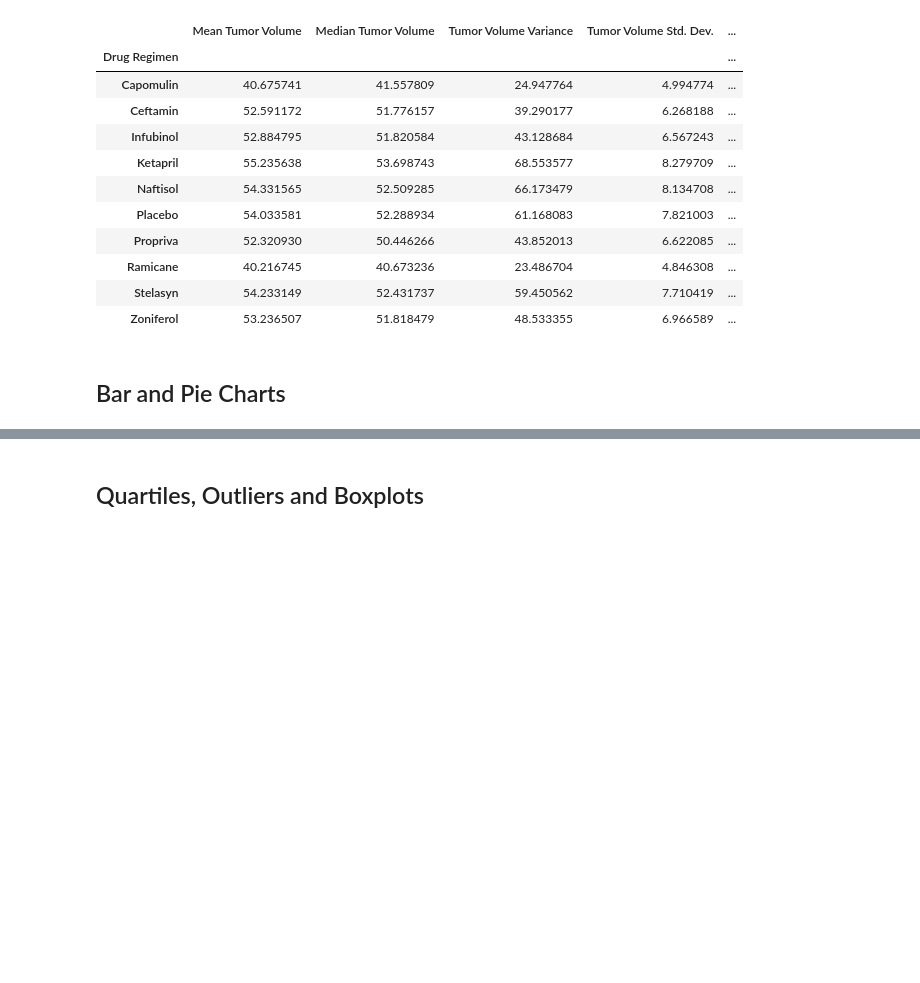
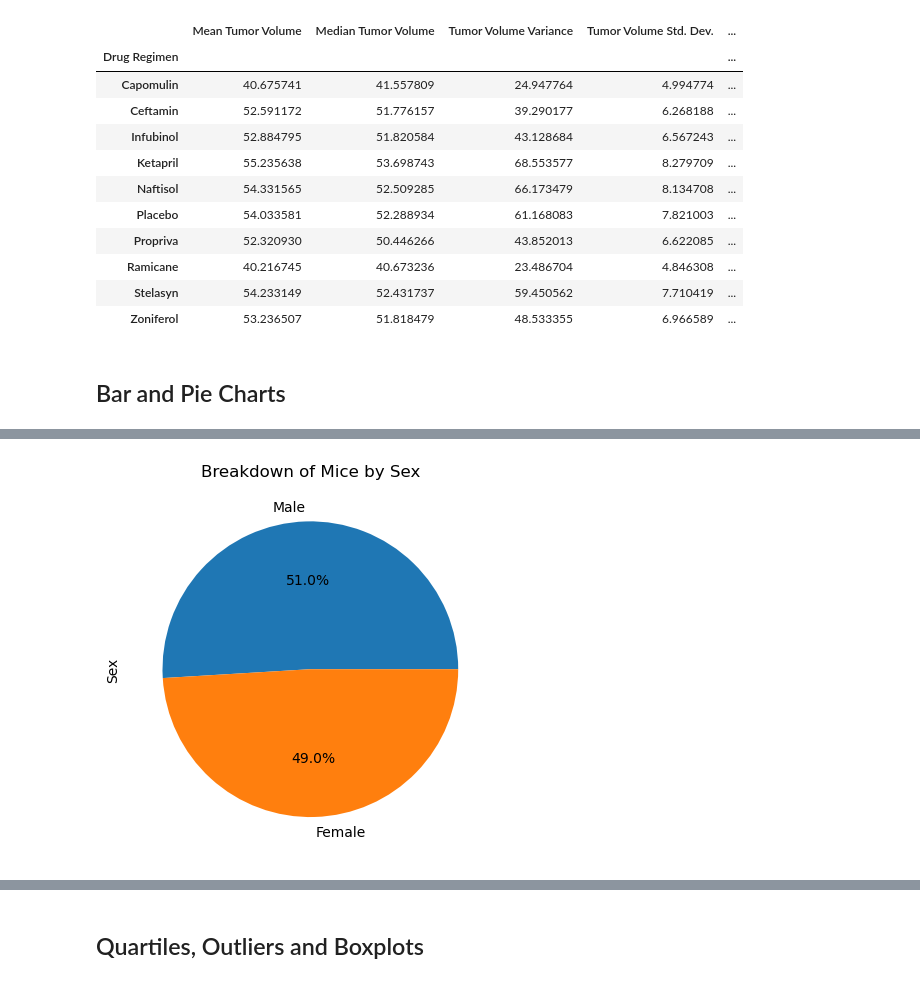
Before and after one commit to annabitzer/pymaceuticals_challenge, a Jupyter notebook: Pymaceuticals/pymaceuticals_module.ipynb, the cells around one changed output, grey strips where cells are left out. Cells and saved outputs as stored; diff of their text form; code cells hidden in the pictures; blank space fills up the shorter version.

```diff
--- a/Pymaceuticals/pymaceuticals_module.ipynb
+++ b/Pymaceuticals/pymaceuticals_module.ipynb
@@ -118,2 +148,11 @@ drug_summary
 # %%
 # Generate a pie plot showing the distribution of female versus male mice using Pandas
+#calculate number of each sex & assign to new variable
+sex_breakdown = mouse_study_clean["Sex"].value_counts()
+#plot, format percentages, add titles
+sex_breakdown.plot(kind = "pie", title = "Breakdown of Mice by Sex",
+                   ylabel="Sex", autopct="%1.1f%%")
+
+plt.show()
+# %% [output]
+[figure, added]
```
Also changed, not shown: parts of 7 cells of this notebook.
